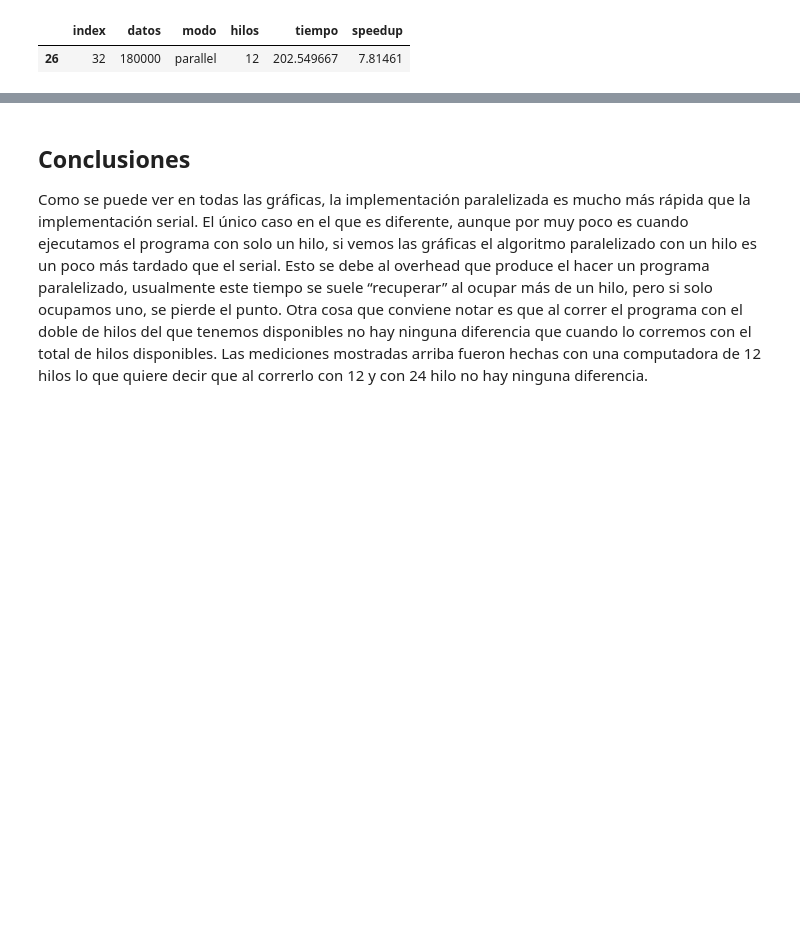
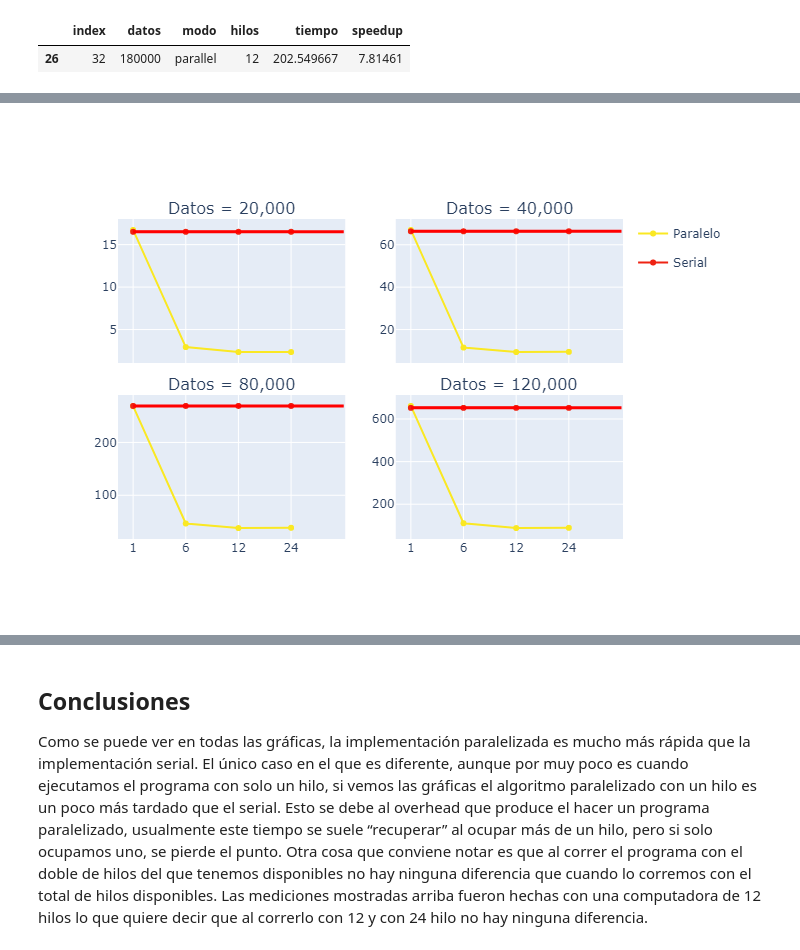
Before and after one commit to Xteom/Parallel-dbscan, a Jupyter notebook: dbscan.ipynb, the cells around one changed output, grey strips where cells are left out. Saved outputs shown, nothing was run; the diff lists cells and outputs as text; code cells hidden in the pictures; blank space fills up the shorter version.

```diff
--- a/dbscan.ipynb
+++ b/dbscan.ipynb
@@ -364,5 +381,9 @@ for i in range(1,3):
                       col=j)
         col_count = col_count+1
 fig.update_layout(legend_groupclick='toggleitem')
-fig.show()
+
+if interactive_graphs:
+    fig.show()
+else:
+    fig.show("png")
 # %% [output]
@@ -370,3 +390,4 @@ fig.show()
+[figure, added]
 # %%
 fig = make_subplots(rows=2, cols=2, vertical_spacing=0.1,
                     horizontal_spacing=0.1, shared_xaxes=True, shared_yaxes=False,subplot_titles=("Plot 1", "Plot 2", "Plot 3", "Plot 4"))
```
Also changed, not shown: parts of 7 cells of this notebook.
